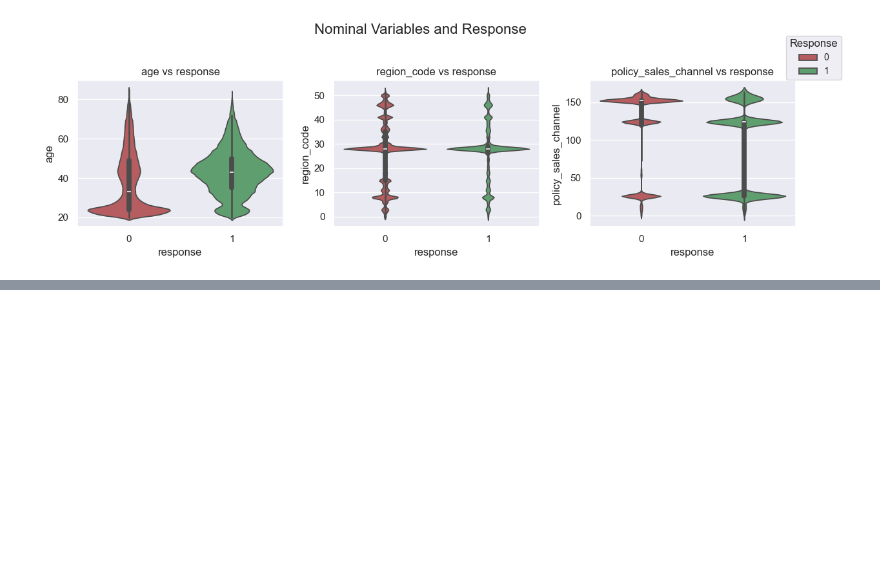
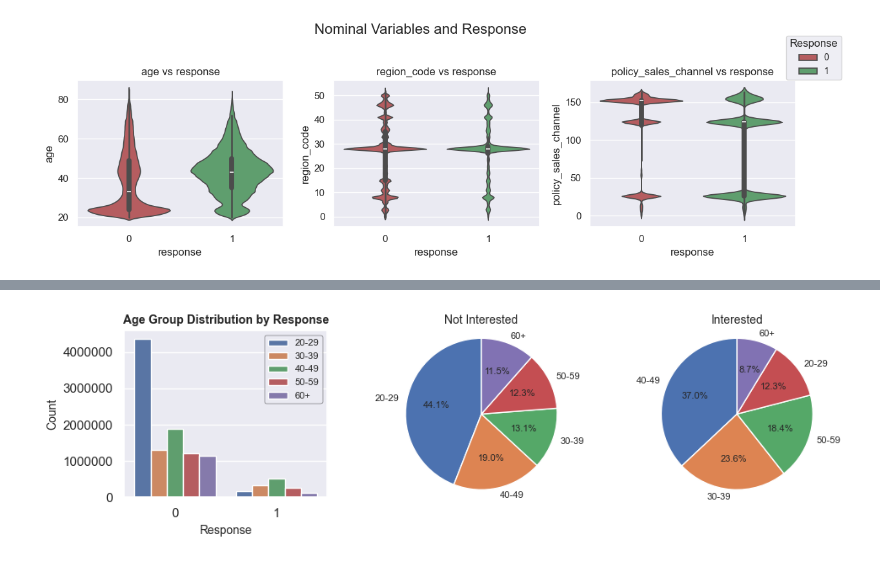
Before and after one commit to kevtr0801/ds_portfolio, a Jupyter notebook: binary-classification-carinsurance/binary-class-analysis.ipynb, the cells around one changed output, grey strips where cells are left out. Saved outputs shown, nothing was run; the diff lists cells and outputs as text; code cells hidden in the pictures; blank space fills up the shorter version.

```diff
--- a/binary-classification-carinsurance/binary-class-analysis.ipynb
+++ b/binary-classification-carinsurance/binary-class-analysis.ipynb
@@ -255,3 +264,31 @@ plt.show()
+# %%
+train_response_1 = train_df1[train_df1['response'] == 1]
+y1 = train_response_1['age_group'].value_counts()
+train_response_0 = train_df1[train_df1['response'] == 0]
+y0 = train_response_0['age_group'].value_counts()
+
+fig, axes = plt.subplots(1, 3, figsize=(10, 3))
+sns.countplot(x="response", hue="age_group", data=train_df1, ax=axes[0])
+axes[0].set_xlabel('Response', fontsize=10)
+axes[0].set_ylabel('Count', fontsize=10)
+axes[0].set_title('Age Group Distribution by Response', fontsize=10, fontweight='bold')
+axes[0].ticklabel_format(style='plain', axis='y')
+legend = axes[0].legend(fontsize=8)
+legend.get_frame().set_linewidth(0.3)
+legend.get_frame().set_edgecolor('black')
+
+axes[1].pie(y0.values, labels=y0.index, autopct='%1.1f%%', startangle=90, textprops={'fontsize': 8})
+axes[1].set_title("Not Interested", fontsize=10)
+axes[1].axis('equal')
+
+axes[2].pie(y1.values, labels=y1.index, autopct='%1.1f%%', startangle=90, textprops={'fontsize': 8})
+axes[2].set_title("Interested", fontsize=10)
+axes[2].axis('equal')
+
+plt.tight_layout()
+plt.show()
+# %% [output]
+[figure, added]
 # %%
 train_response_1 = train[train['response'] == 1]
 y1 = train_response_1['gender'].value_counts()
```
Also changed, not shown: parts of 15 cells of this notebook.
